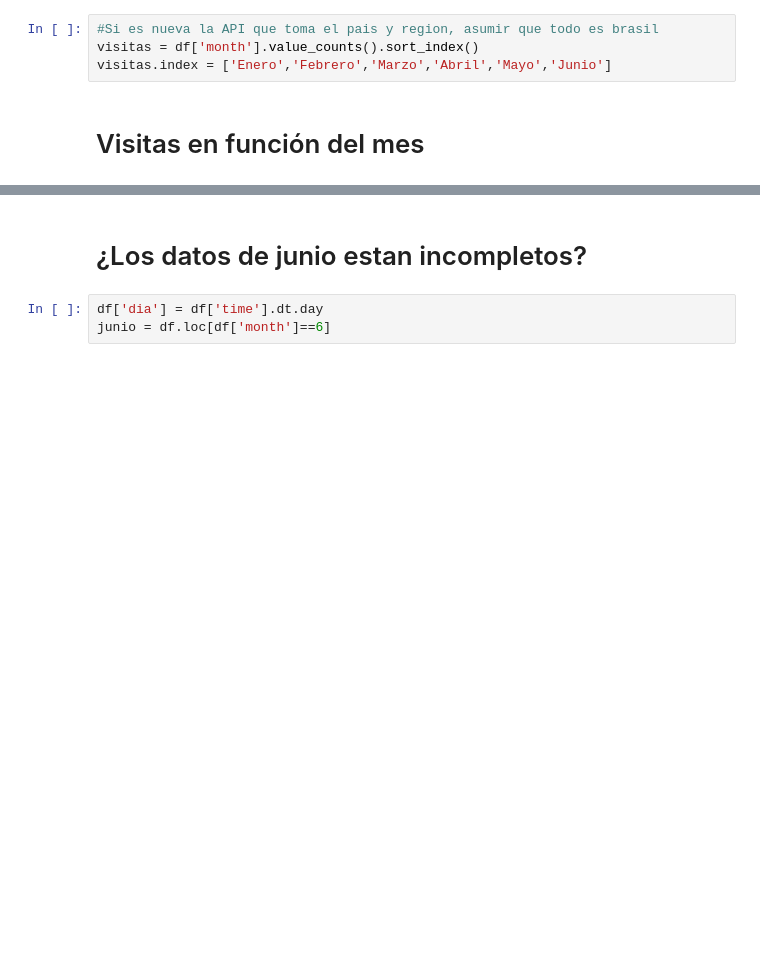
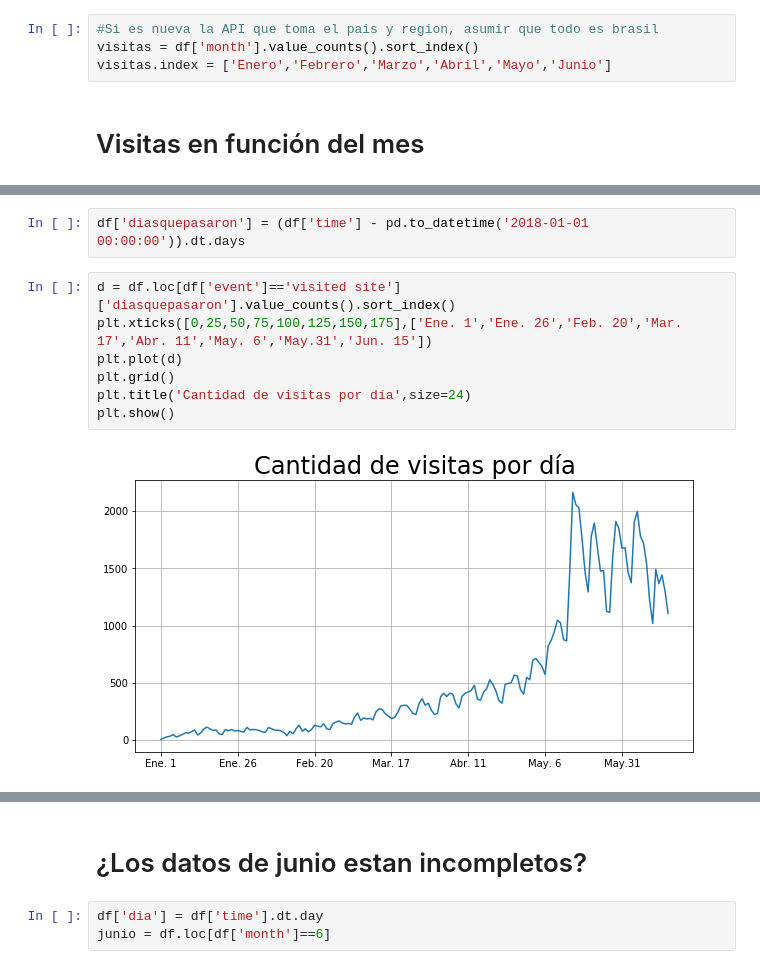
Before and after one commit to javier2409/TP1Datos2C2018, a Jupyter notebook: Analisis Geografico.ipynb, the cells around one changed output, grey strips where cells are left out. Cells and saved outputs as stored; diff of their text form; blank space fills up the shorter version.

```diff
--- a/Analisis Geografico.ipynb
+++ b/Analisis Geografico.ipynb
@@ -39,0 +43,11 @@ plt.plot(visitas)
+# %%
+df['diasquepasaron'] = (df['time'] - pd.to_datetime('2018-01-01 00:00:00')).dt.days
+# %%
+d = df.loc[df['event']=='visited site']['diasquepasaron'].value_counts().sort_index()
+plt.xticks([0,25,50,75,100,125,150,175],['Ene. 1','Ene. 26','Feb. 20','Mar. 17','Abr. 11','May. 6','May.31','Jun. 15'])
+plt.plot(d)
+plt.grid()
+plt.title('Cantidad de visitas por día',size=24)
+plt.show()
+# %% [output]
+[figure, added]
```
Also changed, not shown: parts of 2 cells of this notebook, 1 other file.
